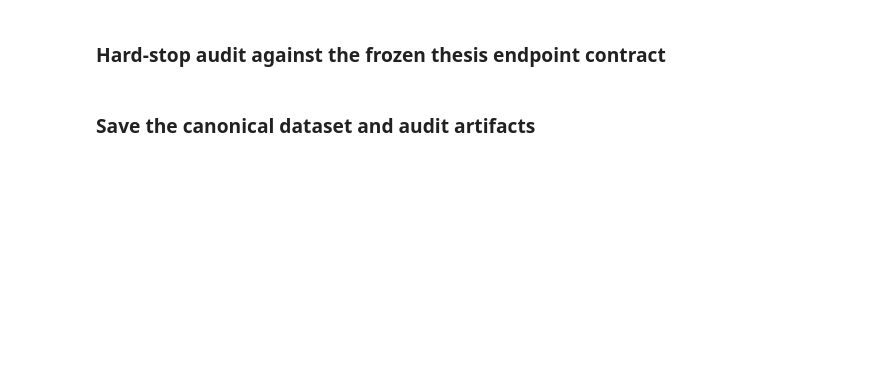
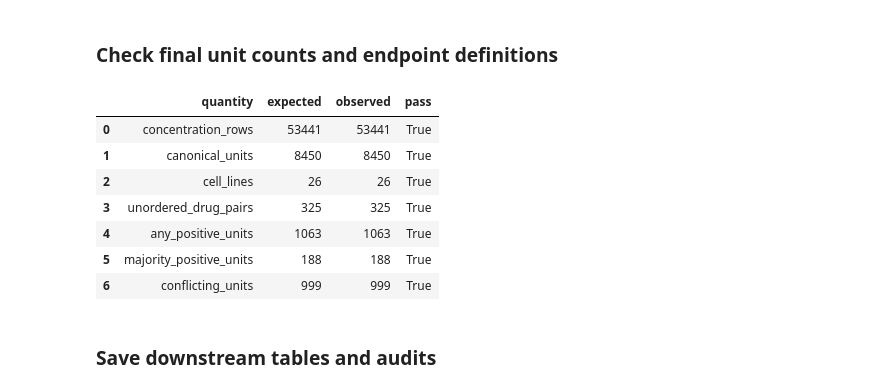
Before and after one commit to lindahonkanen/PDAC-drug-combination-ML-MSc-thesis, a Jupyter notebook: notebooks/multi_cell_line_dataset.ipynb, the cells around one changed output. Drawn from its saved outputs; the diff is of its cells as text; code cells hidden in the pictures; blank space fills up the shorter version.

```diff
--- a/notebooks/multi_cell_line_dataset.ipynb
+++ b/notebooks/multi_cell_line_dataset.ipynb
@@ -1395,44 +1492,45 @@ print("Descriptive-only clinical and phase metadata columns:",len(descriptive_on
 # %% [markdown]
-### Hard-stop audit against the frozen thesis endpoint contract
+### Check final unit counts and endpoint definitions
 # %%
 observed = {
     "concentration_rows": int(unit["n_rows"].sum()),
     "canonical_units": len(unit),
     "cell_lines": int(unit["ModelID"].nunique()),
     "unordered_drug_pairs": int(unit["candidate_pair_key"].nunique()),
     "any_positive_units": int(unit["any_positive_label"].sum()),
     "majority_positive_units": int(unit["majority_label"].sum()),
     "conflicting_units": int(unit["has_conflicting_labels"].sum()),
 }
 
 expected = {
     "concentration_rows": 53441,
     "canonical_units": 8450,
     "cell_lines": 26,
     "unordered_drug_pairs": 325,
     "any_positive_units": 1063,
     "majority_positive_units": 188,
     "conflicting_units": 999,
 }
 
 contract = pd.DataFrame([
     {
         "quantity": key,
         "expected": expected[key],
         "observed": observed[key],
         "pass": expected[key] == observed[key],
     }
     for key in expected
 ])
 display(contract)
-
-if not contract["pass"].all():
-    raise AssertionError(
-        "Canonical unit construction does not match the frozen thesis contract. "
-        "Do not continue to modelling until the discrepancy is resolved."
-    )
-
-print("✓ Strict endpoint contract verified.")
+# %% [output]
+|  | quantity | expected | observed | pass |
+| 0 | concentration_rows | 53441 | 53441 | True |
+| 1 | canonical_units | 8450 | 8450 | True |
+| 2 | cell_lines | 26 | 26 | True |
+| 3 | unordered_drug_pairs | 325 | 325 | True |
+| 4 | any_positive_units | 1063 | 1063 | True |
+| 5 | majority_positive_units | 188 | 188 | True |
+| 6 | conflicting_units | 999 | 999 | True |
 # %% [markdown]
-### Save the canonical dataset and audit artifacts
+### Save downstream tables and audits
 # %%
```
Also changed, not shown: parts of 46 cells of this notebook, 5 other files.
